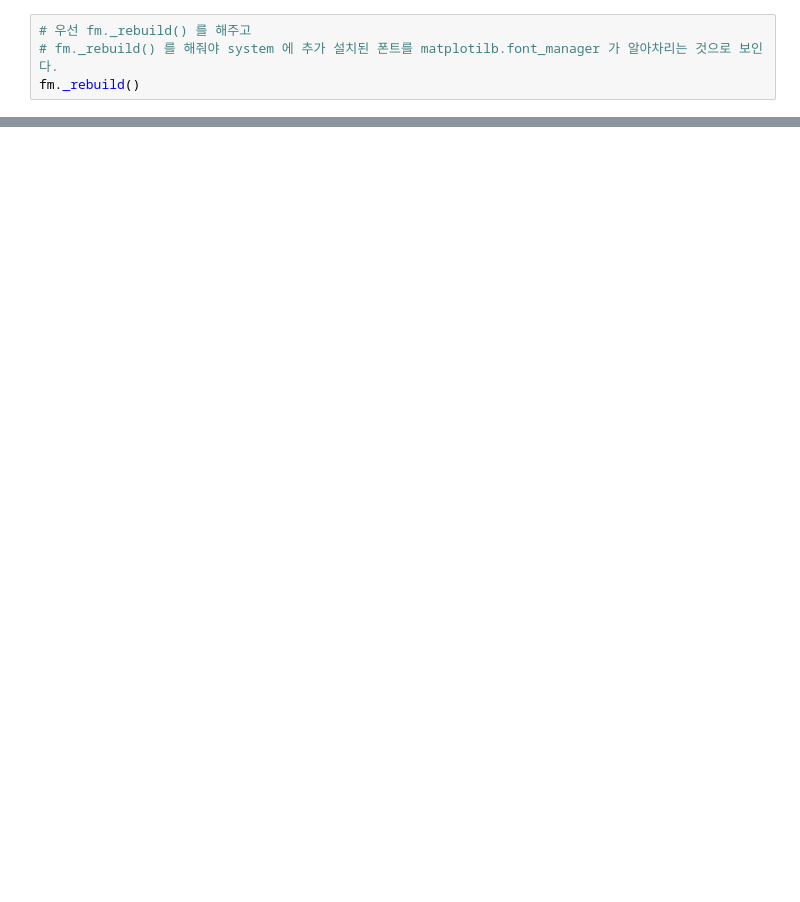
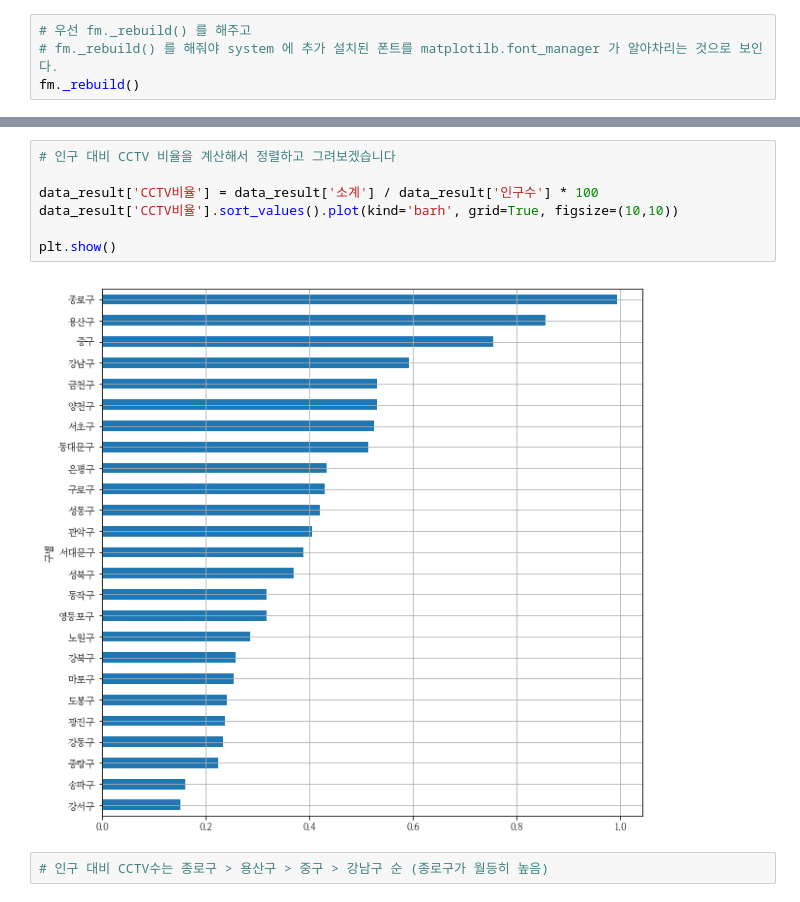
Before and after one commit to jihyunjeongme/datascience-example-python, a Jupyter notebook: 1장_서울시_구별_CCTV_현황분석.ipynb, the cells around one changed output, grey strips where cells are left out. Saved outputs shown, nothing was run; the diff lists cells and outputs as text; blank space fills up the shorter version.

```diff
--- a/1장_서울시_구별_CCTV_현황분석.ipynb
+++ b/1장_서울시_구별_CCTV_현황분석.ipynb
@@ -461,0 +443,11 @@ plt.show()
+# %%
+# 인구 대비 CCTV 비율을 계산해서 정렬하고 그려보겠습니다
+
+data_result['CCTV비율'] = data_result['소계'] / data_result['인구수'] * 100
+data_result['CCTV비율'].sort_values().plot(kind='barh', grid=True, figsize=(10,10))
+
+plt.show()
+# %% [output]
+[figure, added]
+# %%
+# 인구 대비 CCTV수는 종로구 > 용산구 > 중구 > 강남구 순 (종로구가 월등히 높음)
```
Also changed, not shown: parts of 15 cells of this notebook.
